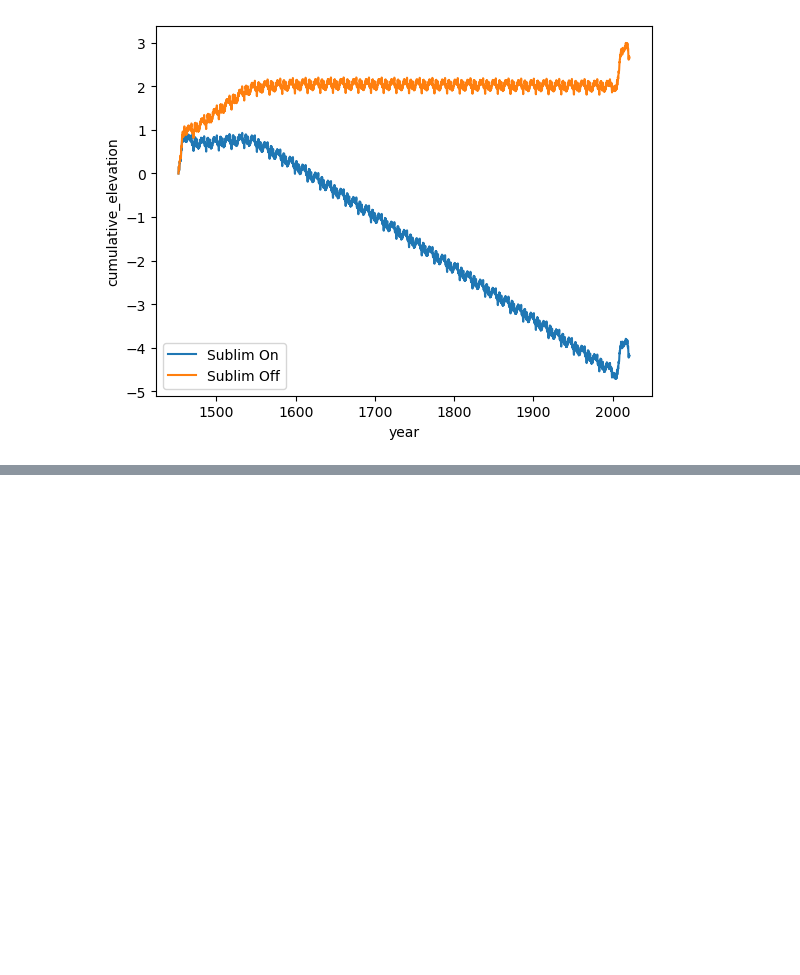
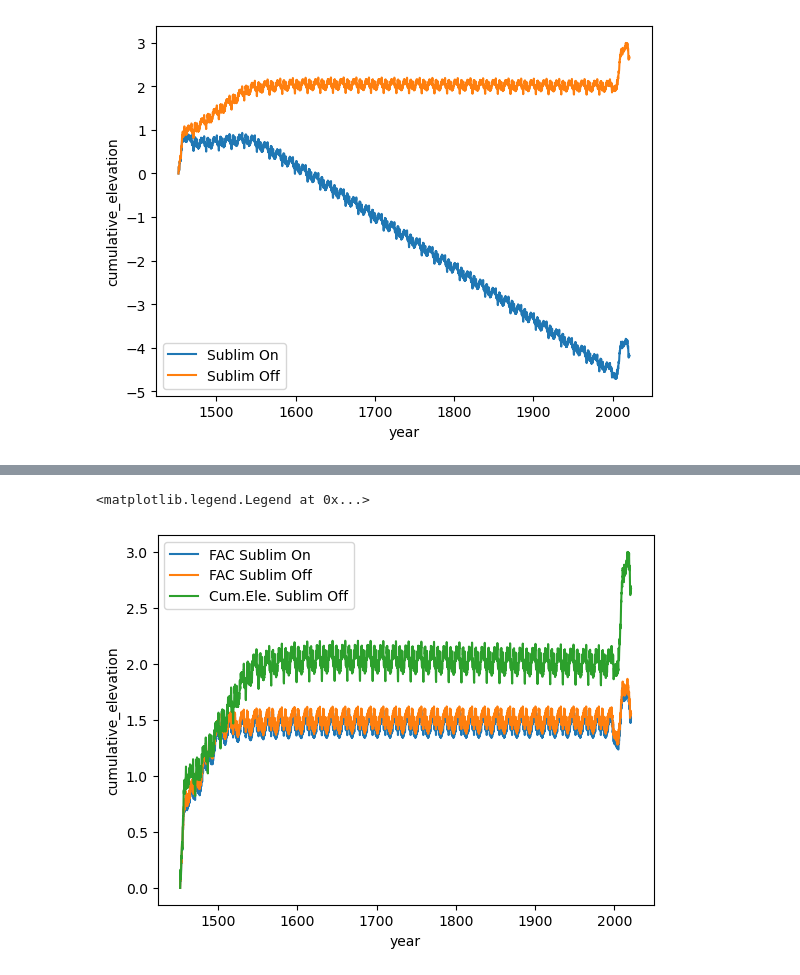
Before and after one commit to Jez-Carter/CommunityFirnModel, a Jupyter notebook: SpinUp_Sensitivity_Example/scripts/Examining Output.ipynb, the cells around one changed output, grey strips where cells are left out. Saved outputs shown, nothing was run; the diff lists cells and outputs as text; code cells hidden in the pictures; blank space fills up the shorter version.

```diff
--- a/SpinUp_Sensitivity_Example/scripts/Examining Output.ipynb
+++ b/SpinUp_Sensitivity_Example/scripts/Examining Output.ipynb
@@ -26,0 +42,8 @@ plt.legend()
+# %%
+results_ds['FAC Adj'][1:].plot.line(x='year',label='FAC Sublim On')
+nosublim_results_ds['FAC Adj'][1:].plot.line(x='year',label='FAC Sublim Off')
+nosublim_results_ds['cumulative_elevation'].plot.line(x='year',label='Cum.Ele. Sublim Off')
+plt.legend()
+# %% [output]
+<matplotlib.legend.Legend at 0x...>
+[figure, added]
```
Also changed, not shown: parts of 3 cells of this notebook, 1 other file.
